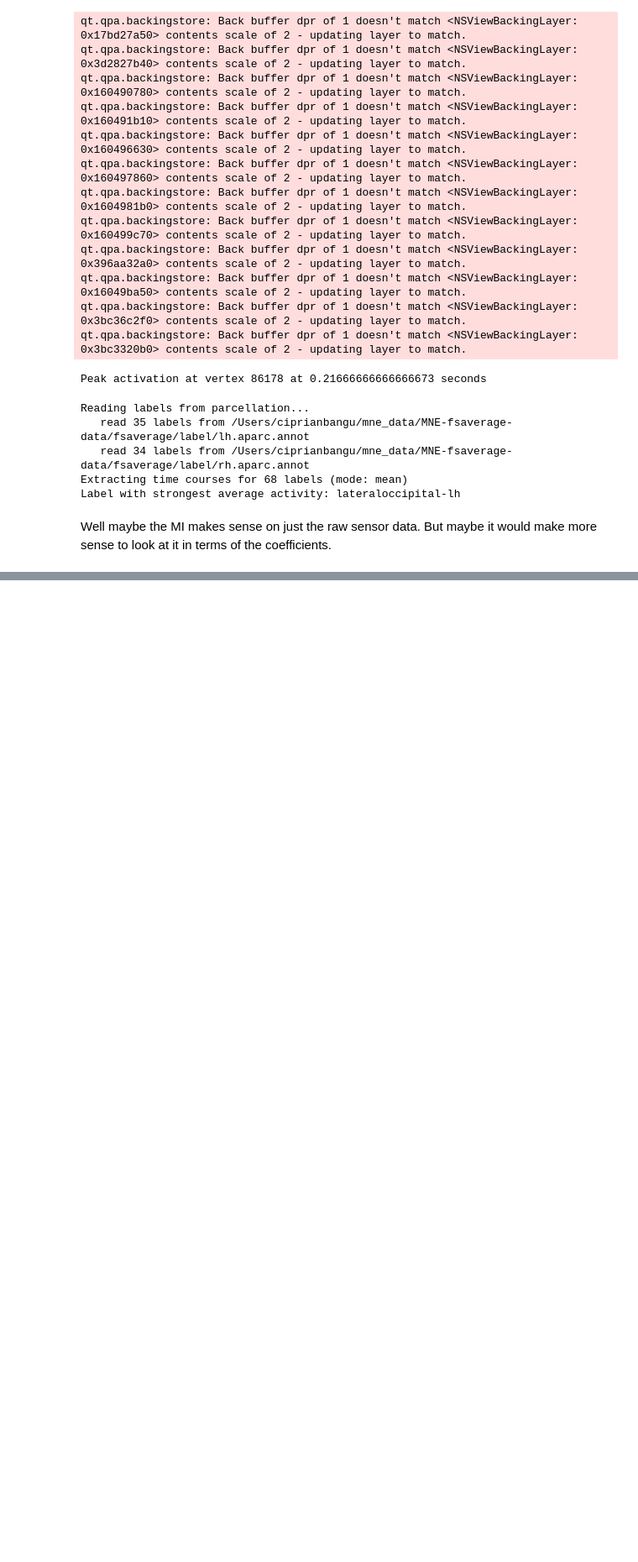
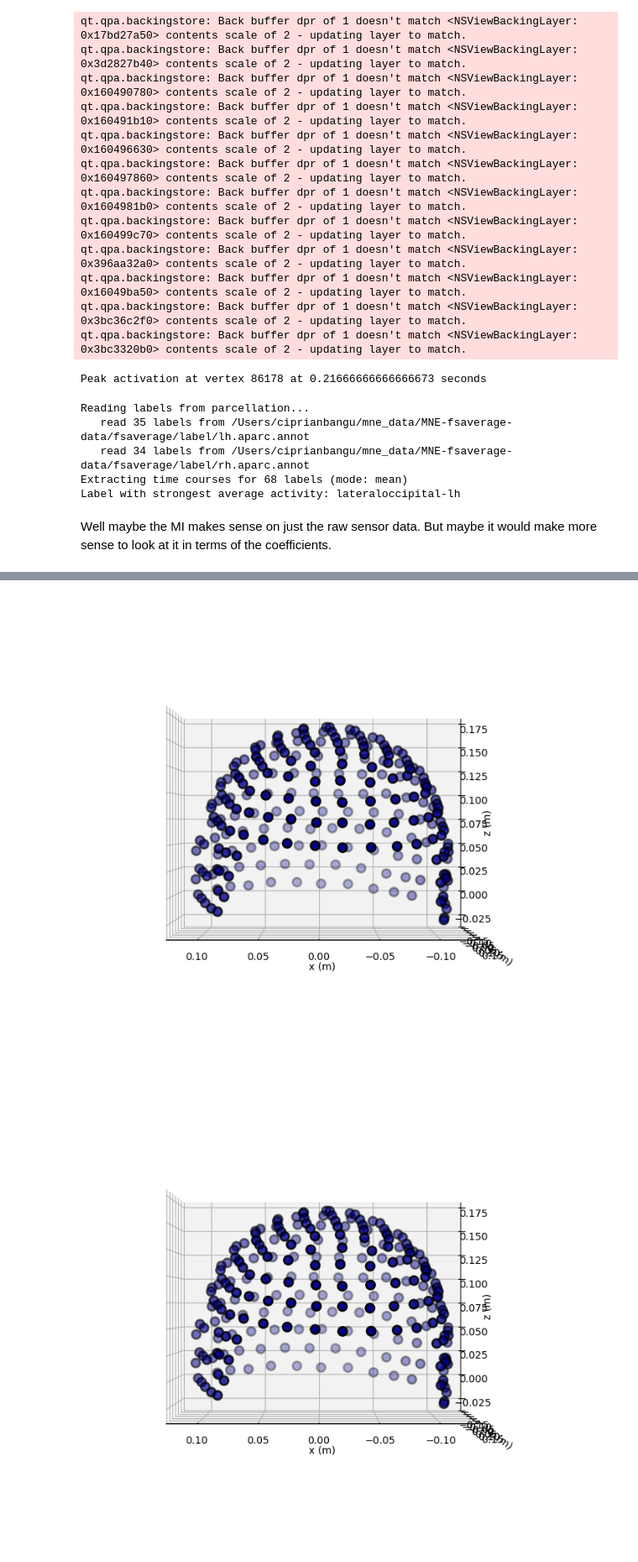
Before and after one commit to CEBangu/MEG-Decoding, a Jupyter notebook: channel_selection.ipynb, the cells around one changed output, grey strips where cells are left out. Shown: that part at 84% size. Cells and saved outputs as stored; diff of their text form; code cells hidden in the pictures; blank space fills up the shorter version.

Commit message:
anatomical sensor selection

```diff
--- a/channel_selection.ipynb
+++ b/channel_selection.ipynb
@@ -7,6 +7,6 @@ from datahandling import BcomMEG
 dir = '/Volumes/@neurospeech/PROJECTS/BCI/BCOM/DATA_ANALYZED/EVOKED/DATA/WITHOUT_BADS/COVERT'
 epo_files = []
 subjects = ['BCOM_18_2'] # focus on one because the head thing for the mutliple trials is not working atm.
-avoid_reading = False
+avoid_reading = True
 data = BcomMEG(dir=dir, subjects=subjects, avoid_reading=avoid_reading)
 # %% [output]
@@ -400,0 +553,6 @@ Well maybe the MI makes sense on just the raw sensor data. But maybe it would ma
+# %%
+sample = data.data['BCOM_18_2']['i_16']
+sample.plot_sensors(kind='3d')
+# %% [output]
+[figure, added]
+[figure, added]
```
Also changed, not shown: parts of 28 cells of this notebook.
